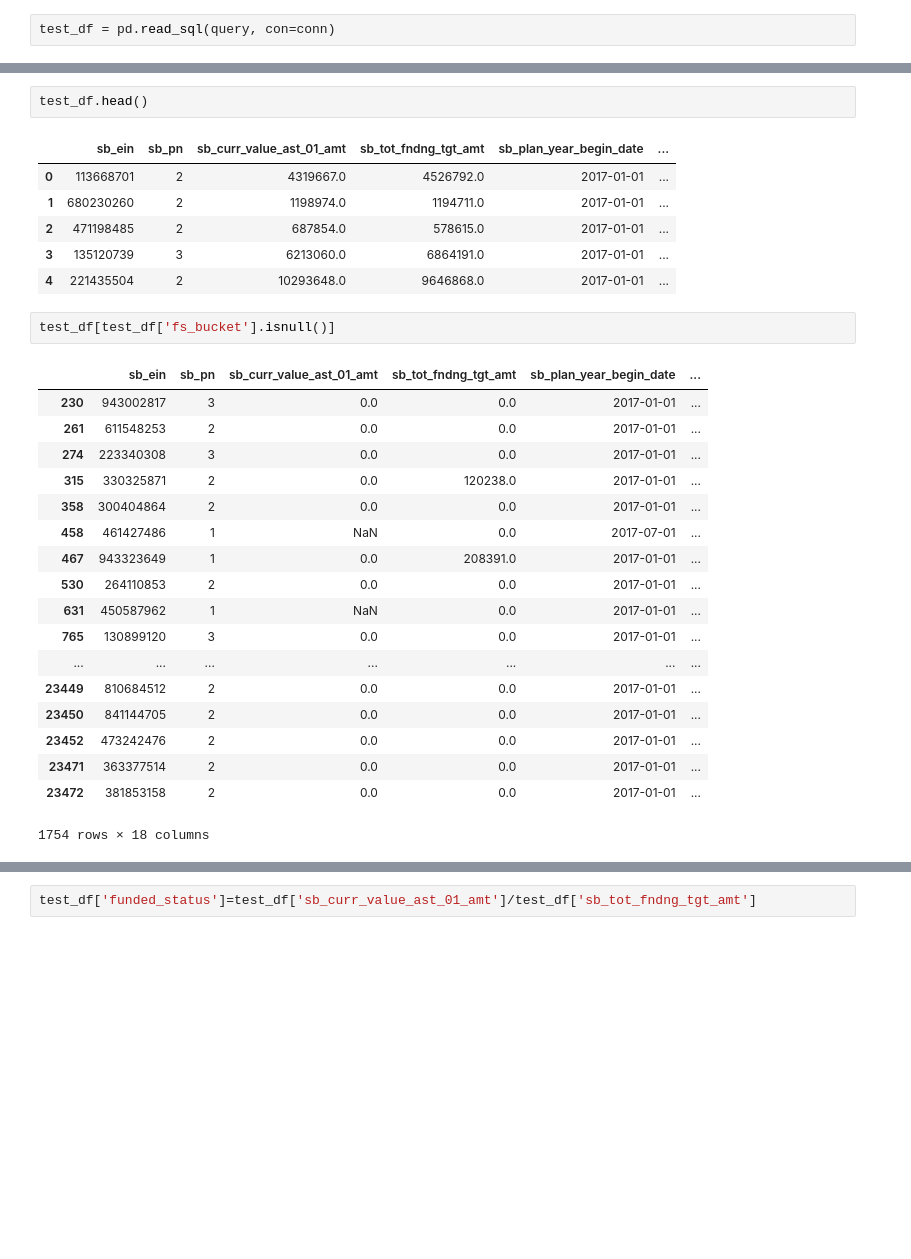
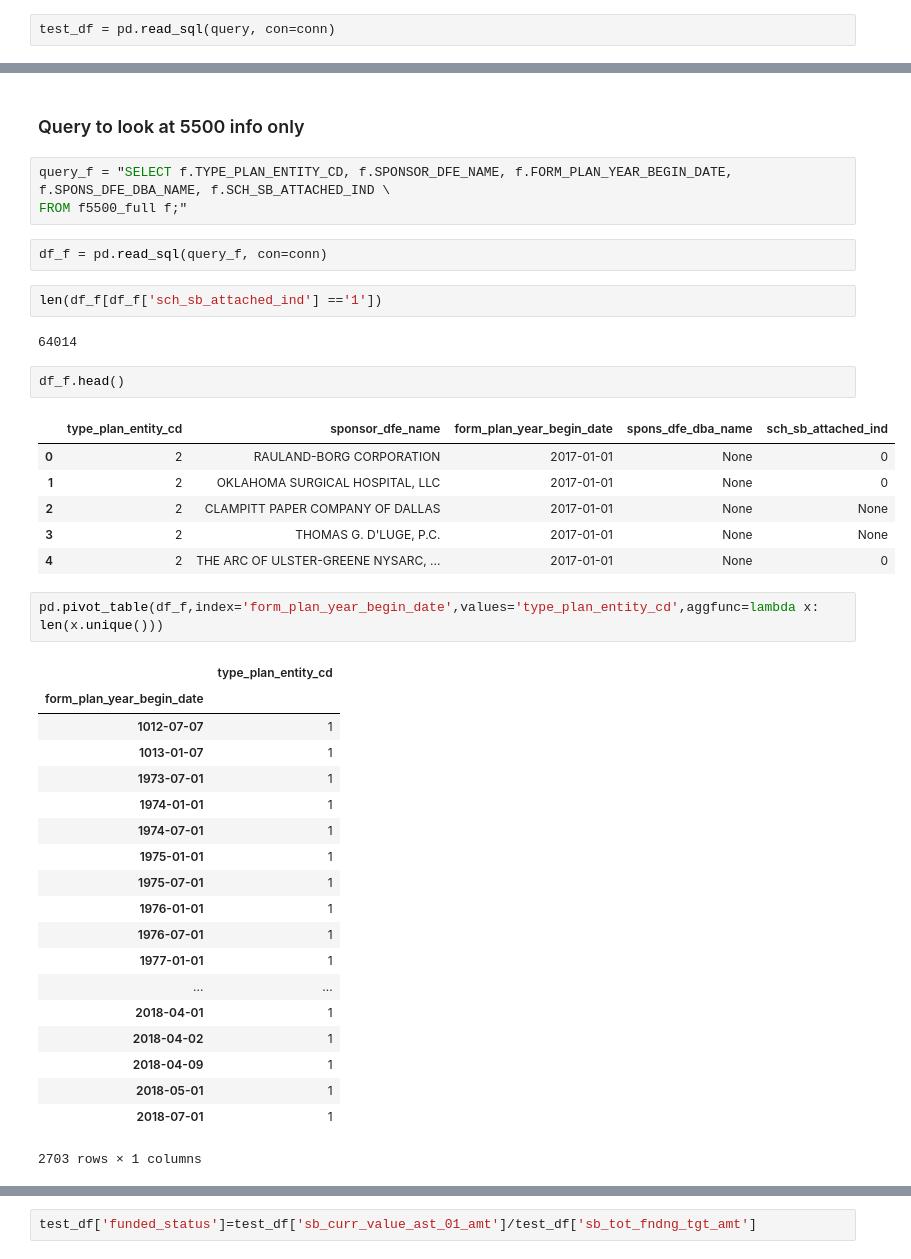
Before and after one commit to LindseyMoser/DSI_Capstone_B, a Jupyter notebook: 1_Data/PSQL_DF.ipynb, the cells around one changed output, grey strips where cells are left out. Saved outputs shown, nothing was run; the diff lists cells and outputs as text; blank space fills up the shorter version.

```diff
--- a/1_Data/PSQL_DF.ipynb
+++ b/1_Data/PSQL_DF.ipynb
@@ -37,30 +65,42 @@ test_df = pd.read_sql(query, con=conn)
+# %% [markdown]
+<h3>Query to look at 5500 info only</h3>
+# %%
+query_f = "SELECT f.TYPE_PLAN_ENTITY_CD, f.SPONSOR_DFE_NAME, f.FORM_PLAN_YEAR_BEGIN_DATE, f.SPONS_DFE_DBA_NAME, f.SCH_SB_ATTACHED_IND \
+FROM f5500_full f;"
+# %%
+df_f = pd.read_sql(query_f, con=conn)
+# %%
+len(df_f[df_f['sch_sb_attached_ind'] =='1'])
+# %% [output]
+64014
 # %%
-test_df.head()
+df_f.head()
 # %% [output]
-|  | sb_ein | sb_pn | sb_curr_value_ast_01_amt | sb_tot_fndng_tgt_amt | sb_plan_year_begin_date | ... |
-| 0 | 113668701 | 2 | 4319667.0 | 4526792.0 | 2017-01-01 | ... |
-| 1 | 680230260 | 2 | 1198974.0 | 1194711.0 | 2017-01-01 | ... |
-| 2 | 471198485 | 2 | 687854.0 | 578615.0 | 2017-01-01 | ... |
-| 3 | 135120739 | 3 | 6213060.0 | 6864191.0 | 2017-01-01 | ... |
-| 4 | 221435504 | 2 | 10293648.0 | 9646868.0 | 2017-01-01 | ... |
+|  | type_plan_entity_cd | sponsor_dfe_name | form_plan_year_begin_date | spons_dfe_dba_name | sch_sb_attached_ind |
+| 0 | 2 | RAULAND-BORG CORPORATION | 2017-01-01 | None | 0 |
+| 1 | 2 | OKLAHOMA SURGICAL HOSPITAL, LLC | 2017-01-01 | None | 0 |
+| 2 | 2 | CLAMPITT PAPER COMPANY OF DALLAS | 2017-01-01 | None | None |
+| 3 | 2 | THOMAS G. D'LUGE, P.C. | 2017-01-01 | None | None |
+| 4 | 2 | THE ARC OF ULSTER-GREENE NYSARC, ... | 2017-01-01 | None | 0 |
-# %%
-test_df[test_df['fs_bucket'].isnull()]
-# %% [output]
-|  | sb_ein | sb_pn | sb_curr_value_ast_01_amt | sb_tot_fndng_tgt_amt | sb_plan_year_begin_date | ... |
-| 230 | 943002817 | 3 | 0.0 | 0.0 | 2017-01-01 | ... |
-| 261 | 611548253 | 2 | 0.0 | 0.0 | 2017-01-01 | ... |
-| 274 | 223340308 | 3 | 0.0 | 0.0 | 2017-01-01 | ... |
-| 315 | 330325871 | 2 | 0.0 | 120238.0 | 2017-01-01 | ... |
-| 358 | 300404864 | 2 | 0.0 | 0.0 | 2017-01-01 | ... |
-| 458 | 461427486 | 1 | NaN | 0.0 | 2017-07-01 | ... |
-| 467 | 943323649 | 1 | 0.0 | 208391.0 | 2017-01-01 | ... |
-| 530 | 264110853 | 2 | 0.0 | 0.0 | 2017-01-01 | ... |
-| 631 | 450587962 | 1 | NaN | 0.0 | 2017-01-01 | ... |
-| 765 | 130899120 | 3 | 0.0 | 0.0 | 2017-01-01 | ... |
-| ... | ... | ... | ... | ... | ... | ... |
-| 23449 | 810684512 | 2 | 0.0 | 0.0 | 2017-01-01 | ... |
-| 23450 | 841144705 | 2 | 0.0 | 0.0 | 2017-01-01 | ... |
-| 23452 | 473242476 | 2 | 0.0 | 0.0 | 2017-01-01 | ... |
-| 23471 | 363377514 | 2 | 0.0 | 0.0 | 2017-01-01 | ... |
-| 23472 | 381853158 | 2 | 0.0 | 0.0 | 2017-01-01 | ... |
-1754 rows × 18 columns
+# %%
+pd.pivot_table(df_f,index='form_plan_year_begin_date',values='type_plan_entity_cd',aggfunc=lambda x: len(x.unique()))
+# %% [output]
+|  | type_plan_entity_cd |
+| form_plan_year_begin_date |  |
+| 1012-07-07 | 1 |
+| 1013-01-07 | 1 |
+| 1973-07-01 | 1 |
+| 1974-01-01 | 1 |
+| 1974-07-01 | 1 |
+| 1975-01-01 | 1 |
+| 1975-07-01 | 1 |
+| 1976-01-01 | 1 |
+| 1976-07-01 | 1 |
+| 1977-01-01 | 1 |
+| ... | ... |
+| 2018-04-01 | 1 |
+| 2018-04-02 | 1 |
+| 2018-04-09 | 1 |
+| 2018-05-01 | 1 |
+| 2018-07-01 | 1 |
+2703 rows × 1 columns
```
Also changed, not shown: parts of 9 cells of this notebook.
